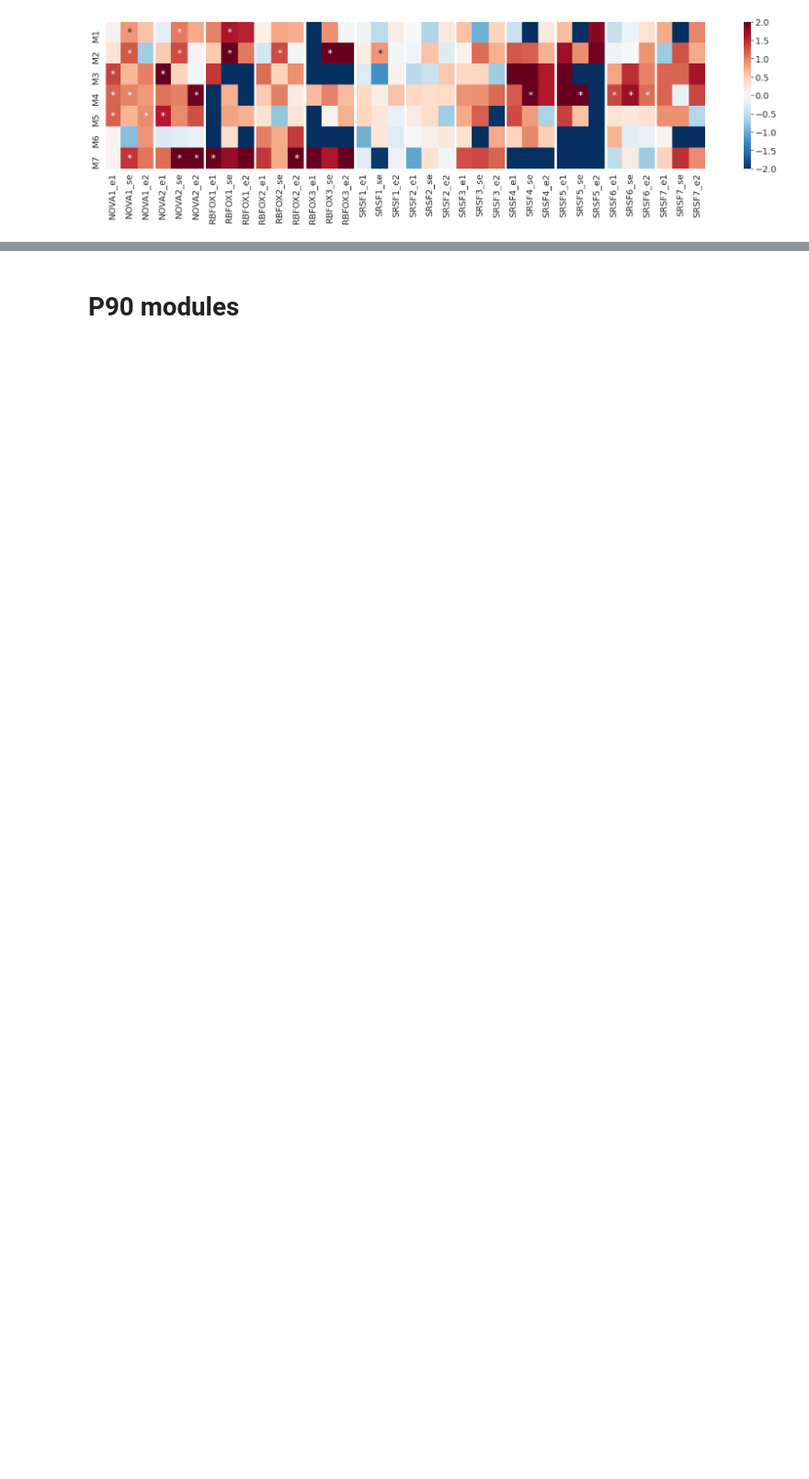
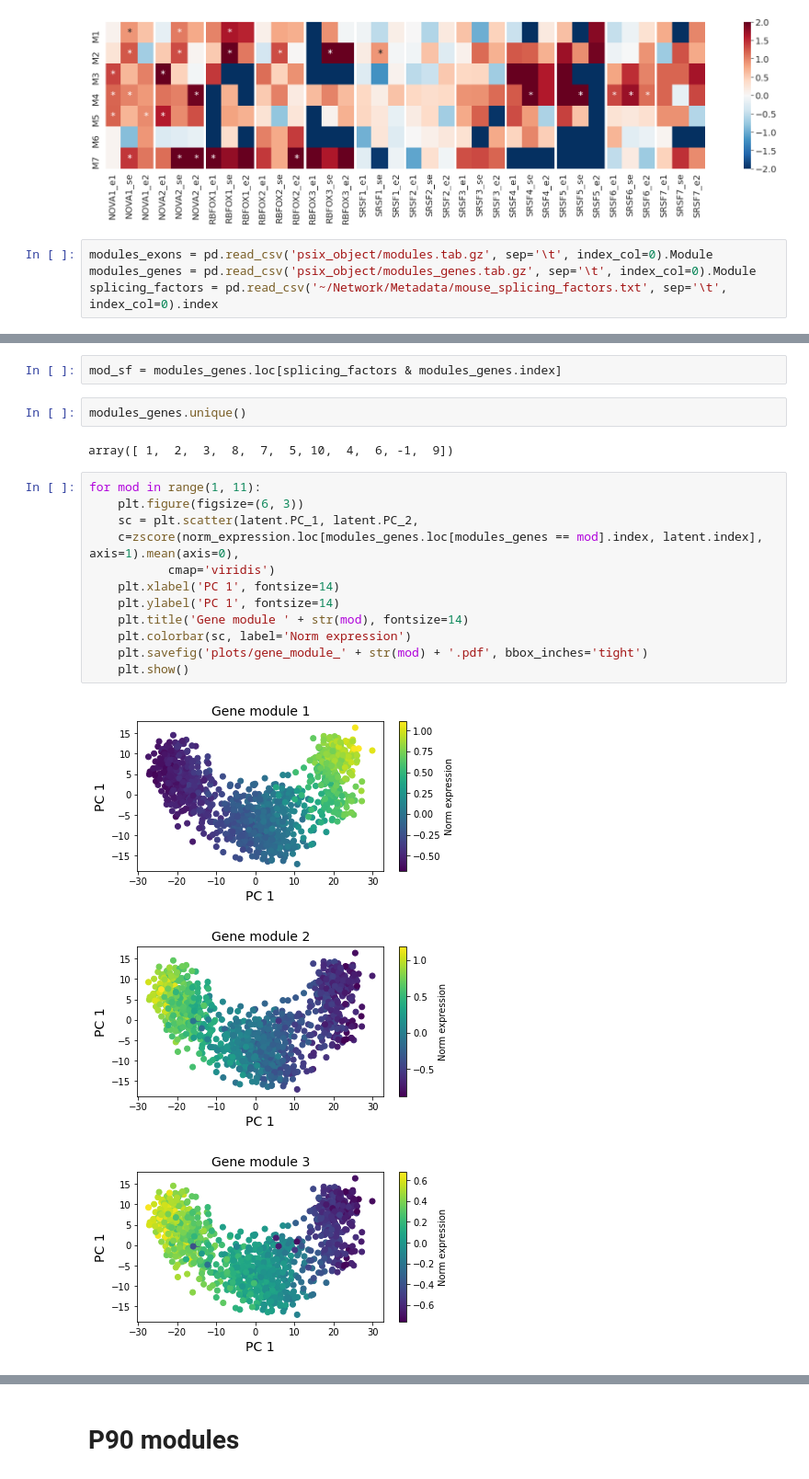
Before and after one commit to lareaulab/analysis_psix, a Jupyter notebook: mouse_brain_development/mouse_brain_regulation.ipynb, the cells around one changed output, grey strips where cells are left out. Shown at 92% size. Saved outputs shown, nothing was run; the diff lists cells and outputs as text; blank space fills up the shorter version.

Commit message:
analysed with light psix / tested psix turbo

```diff
--- a/mouse_brain_development/mouse_brain_regulation.ipynb
+++ b/mouse_brain_development/mouse_brain_regulation.ipynb
@@ -330,3 +330,7 @@ for i in range(0, hyper_enrichment.shape[1] + 1, 3):
 plt.show()
 # %% [output]
 [figure]
+# %%
+modules_exons = pd.read_csv('psix_object/modules.tab.gz', sep='\t', index_col=0).Module
+modules_genes = pd.read_csv('psix_object/modules_genes.tab.gz', sep='\t', index_col=0).Module
+splicing_factors = pd.read_csv('~/Network/Metadata/mouse_splicing_factors.txt', sep='\t', index_col=0).index
@@ -332,0 +349,22 @@ plt.show()
+# %%
+mod_sf = modules_genes.loc[splicing_factors & modules_genes.index]
+# %%
+modules_genes.unique()
+# %% [output]
+array([ 1,  2,  3,  8,  7,  5, 10,  4,  6, -1,  9])
+# %%
+for mod in range(1, 11):
+    plt.figure(figsize=(6, 3))
+    sc = plt.scatter(latent.PC_1, latent.PC_2,
+    c=zscore(norm_expression.loc[modules_genes.loc[modules_genes == mod].index, latent.index], axis=1).mean(axis=0),
+           cmap='viridis')
+    plt.xlabel('PC 1', fontsize=14)
+    plt.ylabel('PC 1', fontsize=14)
+    plt.title('Gene module ' + str(mod), fontsize=14)
+    plt.colorbar(sc, label='Norm expression')
+    plt.savefig('plots/gene_module_' + str(mod) + '.pdf', bbox_inches='tight')
+    plt.show()
+# %% [output]
+[figure, added]
+[figure, added]
+[figure, added]
```
Also changed, not shown: parts of 19 cells of this notebook, 25 other files.
